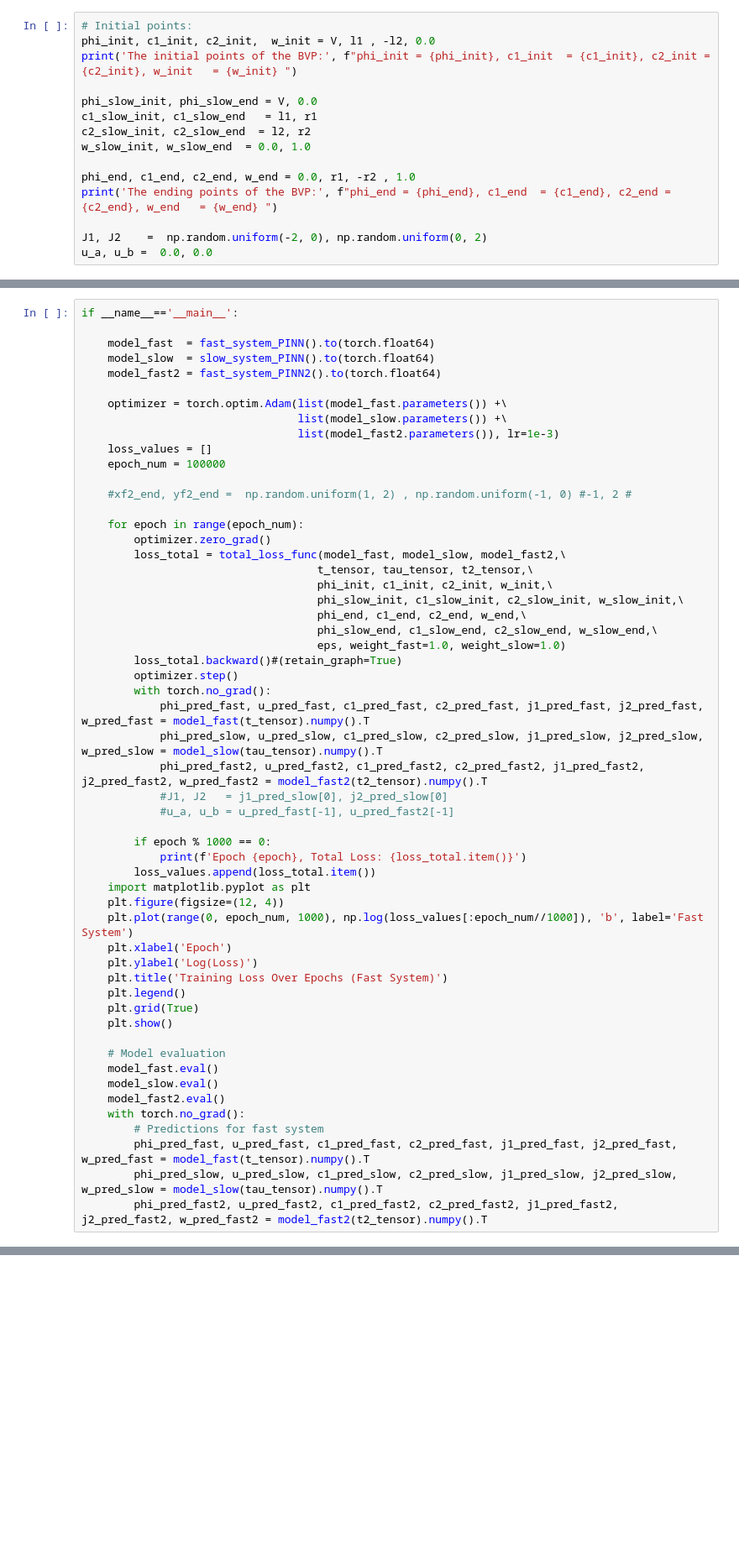
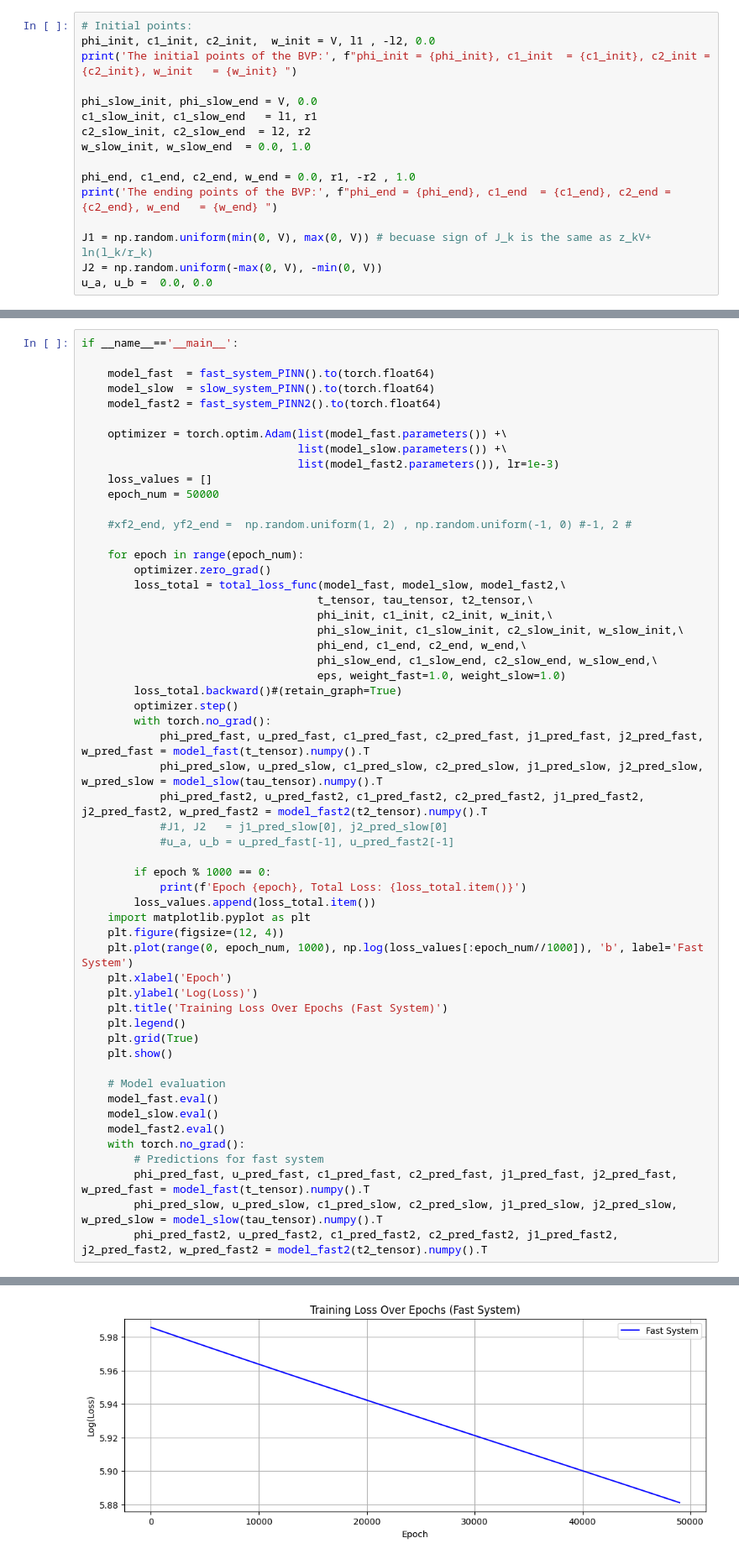
Before and after one commit to Hamid-Mofidi/PINNs_on_Multiple_timescale_dynamics, a Jupyter notebook: PINNs_PNP/PINNs_PNP_5.ipynb, the cells around one changed output, grey strips where cells are left out. Shown at 84% size. Cells and saved outputs as stored; diff of their text form; blank space fills up the shorter version.

```diff
--- a/PINNs_PNP/PINNs_PNP_5.ipynb
+++ b/PINNs_PNP/PINNs_PNP_5.ipynb
@@ -115,5 +115,6 @@ w_slow_init, w_slow_end  = 0.0, 1.0
 phi_end, c1_end, c2_end, w_end = 0.0, r1, -r2 , 1.0
 print('The ending points of the BVP:', f"phi_end = {phi_end}, c1_end  = {c1_end}, c2_end = {c2_end}, w_end   = {w_end} ")
 
-J1, J2    =  np.random.uniform(-2, 0), np.random.uniform(0, 2)
+J1 = np.random.uniform(min(0, V), max(0, V)) # becuase sign of J_k is the same as z_kV+ ln(l_k/r_k)
+J2 = np.random.uniform(-max(0, V), -min(0, V))
 u_a, u_b =  0.0, 0.0
@@ -305,7 +309,7 @@ if __name__=='__main__':
                                  list(model_slow.parameters()) +\
                                  list(model_fast2.parameters()), lr=1e-3)
     loss_values = []
-    epoch_num = 100000
+    epoch_num = 50000
 
     #xf2_end, yf2_end =  np.random.uniform(1, 2) , np.random.uniform(-1, 0) #-1, 2 #
 
@@ -349,3 +353,4 @@ if __name__=='__main__':
         phi_pred_fast, u_pred_fast, c1_pred_fast, c2_pred_fast, j1_pred_fast, j2_pred_fast, w_pred_fast = model_fast(t_tensor).numpy().T
         phi_pred_slow, u_pred_slow, c1_pred_slow, c2_pred_slow, j1_pred_slow, j2_pred_slow, w_pred_slow = model_slow(tau_tensor).numpy().T
         phi_pred_fast2, u_pred_fast2, c1_pred_fast2, c2_pred_fast2, j1_pred_fast2, j2_pred_fast2, w_pred_fast2 = model_fast2(t2_tensor).numpy().T
+# %% [output]
@@ -352,3 +374,4 @@ if __name__=='__main__':
+[figure, added]
 # %%
 plt.figure(figsize=(8, 4))
 
```
Also changed, not shown: parts of 7 cells of this notebook.
